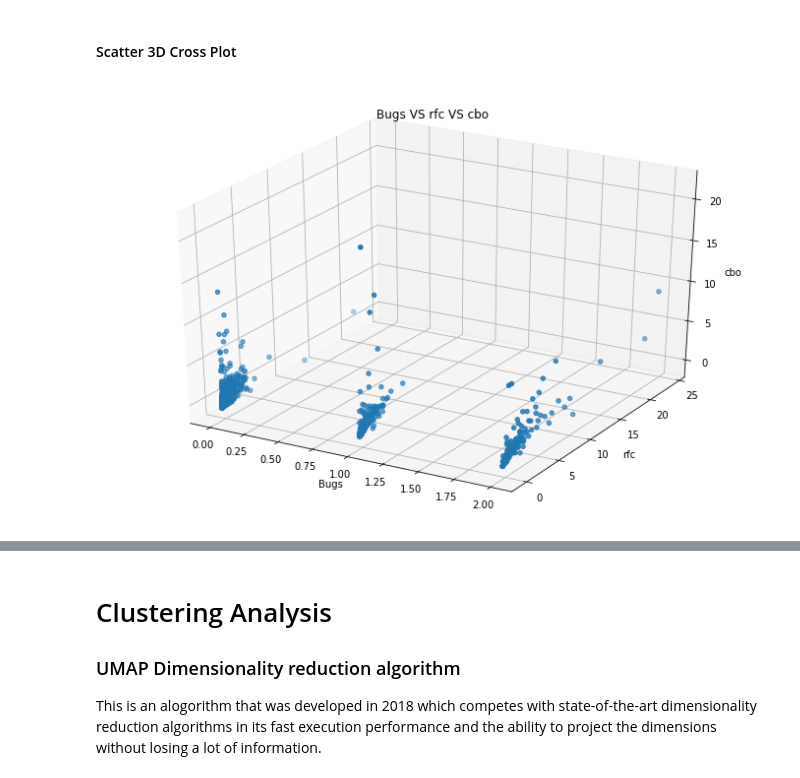
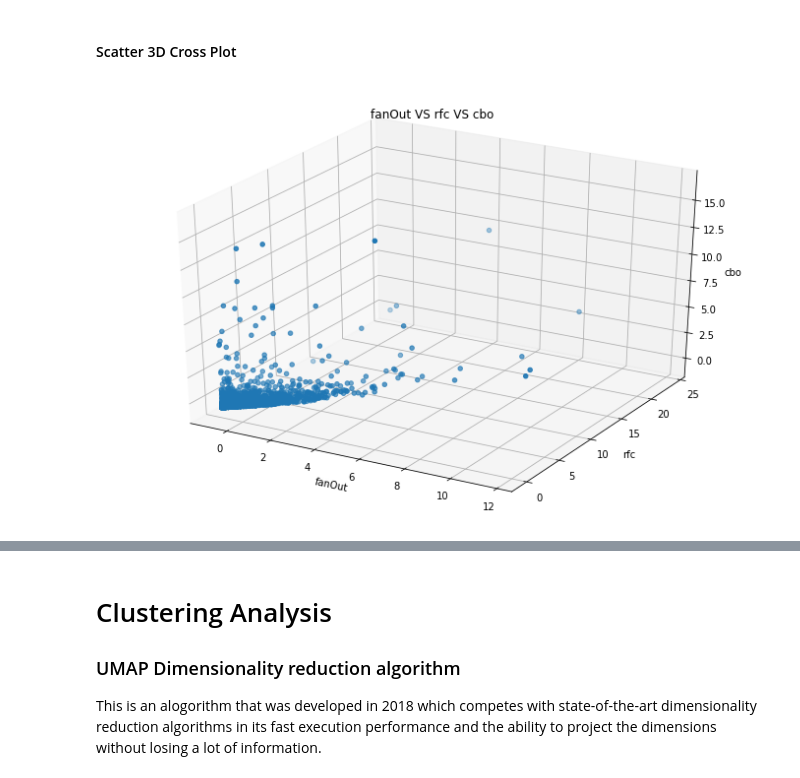
Before and after one commit to YousefGh/software_bug_prediction, a Jupyter notebook: ML_Project_.ipynb, the cells around one changed output, grey strips where cells are left out. Cells and saved outputs as stored; diff of their text form; code cells hidden in the pictures.

```diff
--- a/ML_Project_.ipynb
+++ b/ML_Project_.ipynb
@@ -422,10 +481,10 @@ ax2.set_xlim(-3, 3);
 #### Scatter 3D Cross Plot
 # %%
 cross_plot1 = plt.figure(figsize=(12,8)).gca(projection='3d')
-cross_plot1.scatter(data_for_viz['Bugs'], data_for_viz['rfc'], data_for_viz['cbo'])
-cross_plot1.set_xlabel('Bugs')
+cross_plot1.scatter(data_for_viz['fanOut'], data_for_viz['rfc'], data_for_viz['cbo'])
+cross_plot1.set_xlabel('fanOut')
 cross_plot1.set_ylabel('rfc')
 cross_plot1.set_zlabel('cbo')
-cross_plot1.set_title("Bugs VS rfc VS cbo");
+cross_plot1.set_title("fanOut VS rfc VS cbo");
 # %% [output]
-[figure, old version]
+[figure, new version]
```
Also changed, not shown: parts of 23 cells of this notebook, 1 other file.
